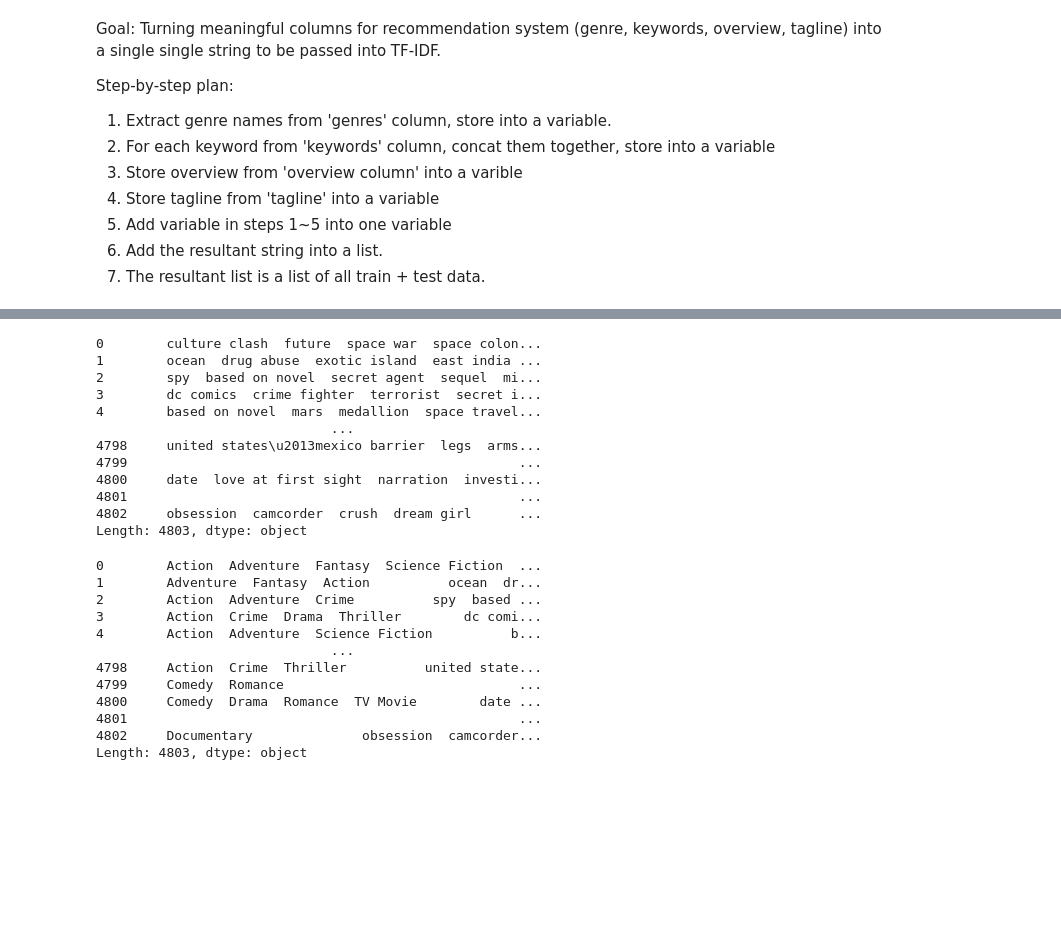
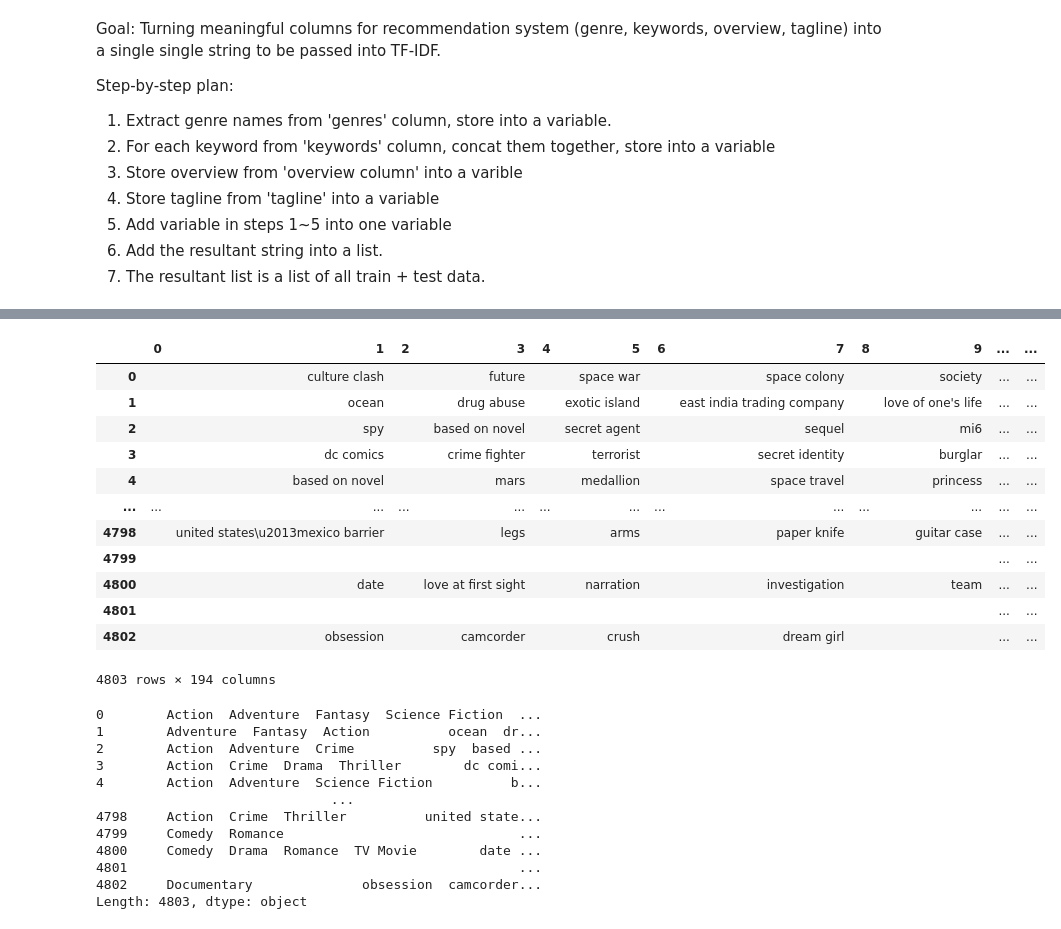
Before and after one commit to Chamomile-Cat/Personal-Coding-Practice_Exercises, a Jupyter notebook: Exercises/20 Recommender Exercise.ipynb, the cells around one changed output, grey strips where cells are left out. Drawn from its saved outputs; the diff is of its cells as text; code cells hidden in the pictures; blank space fills up the shorter version.

```diff
--- a/Exercises/20 Recommender Exercise.ipynb
+++ b/Exercises/20 Recommender Exercise.ipynb
@@ -118,24 +119,23 @@ Length: 4803, dtype: object
 # %%
 split_keywords = df['keywords'].str[1:-1]
-split_keywords = split_keywords.str.split(', ', expand=True)
+split_keywords = split_keywords.str.split(', ', expand=True) # 반복 부분, split까지 함수로 만들어보기
+                                                             # 최소 단위로 쪼개서 함수로 만들기
 
 keywords_extracted_df = split_keywords.applymap(extract_name)
-keywords_extracted_df = keywords_extracted_df.fillna('')
-
-keywords_extracted_df = keywords_extracted_df.agg(' '. join, axis=1)
 
 keywords_extracted_df
 # %% [output]
+|  | 0 | 1 | 2 | 3 | 4 | 5 | 6 | 7 | 8 | 9 | ... | ... |
+| 0 |  | culture clash |  | future |  | space war |  | space colony |  | society | ... | ... |
+| 1 |  | ocean |  | drug abuse |  | exotic island |  | east india trading company |  | love of one's life | ... | ... |
+| 2 |  | spy |  | based on novel |  | secret agent |  | sequel |  | mi6 | ... | ... |
+| 3 |  | dc comics |  | crime fighter |  | terrorist |  | secret identity |  | burglar | ... | ... |
+| 4 |  | based on novel |  | mars |  | medallion |  | space travel |  | princess | ... | ... |
+| ... | ... | ... | ... | ... | ... | ... | ... | ... | ... | ... | ... | ... |
+| 4798 |  | united states\u2013mexico barrier |  | legs |  | arms |  | paper knife |  | guitar case | ... | ... |
+| 4799 |  |  |  |  |  |  |  |  |  |  | ... | ... |
+| 4800 |  | date |  | love at first sight |  | narration |  | investigation |  | team | ... | ... |
+| 4801 |  |  |  |  |  |  |  |  |  |  | ... | ... |
+| 4802 |  | obsession |  | camcorder |  | crush |  | dream girl |  |  | ... | ... |
-0        culture clash  future  space war  space colon...
-1        ocean  drug abuse  exotic island  east india ...
-2        spy  based on novel  secret agent  sequel  mi...
-3        dc comics  crime fighter  terrorist  secret i...
-4        based on novel  mars  medallion  space travel...
-                              ...
-4798     united states\u2013mexico barrier  legs  arms...
-4799                                                  ...
-4800     date  love at first sight  narration  investi...
-4801                                                  ...
-4802     obsession  camcorder  crush  dream girl      ...
-Length: 4803, dtype: object
+4803 rows × 194 columns
 # %%
```
Also changed, not shown: parts of 6 cells of this notebook.
